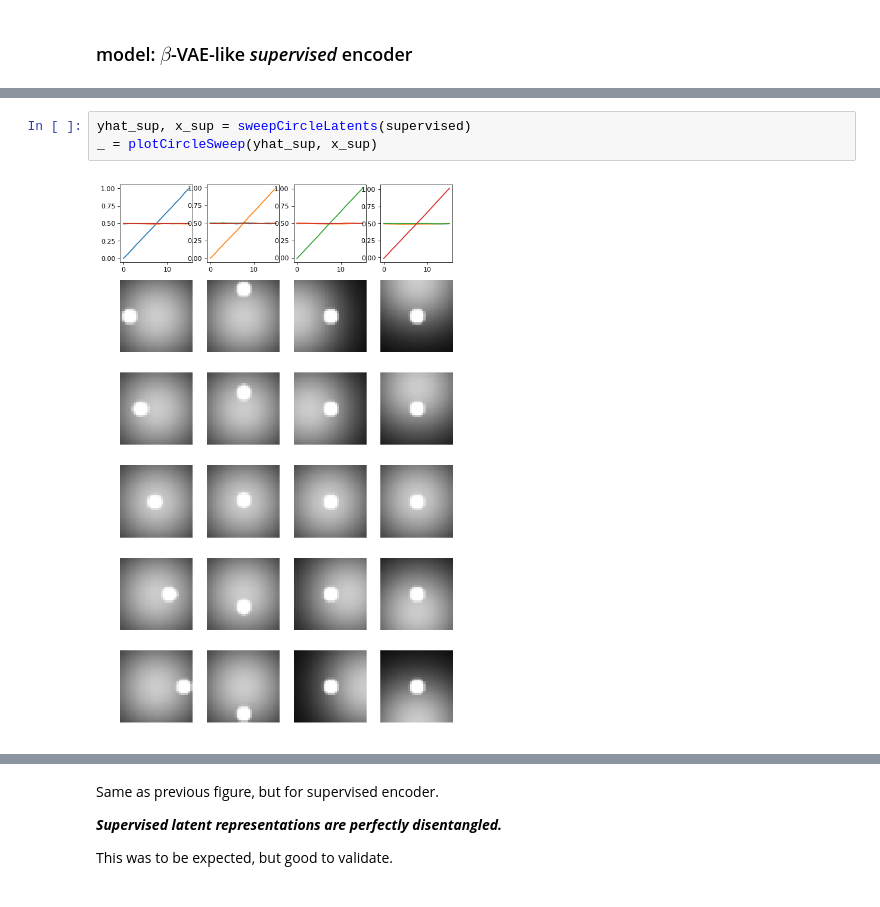
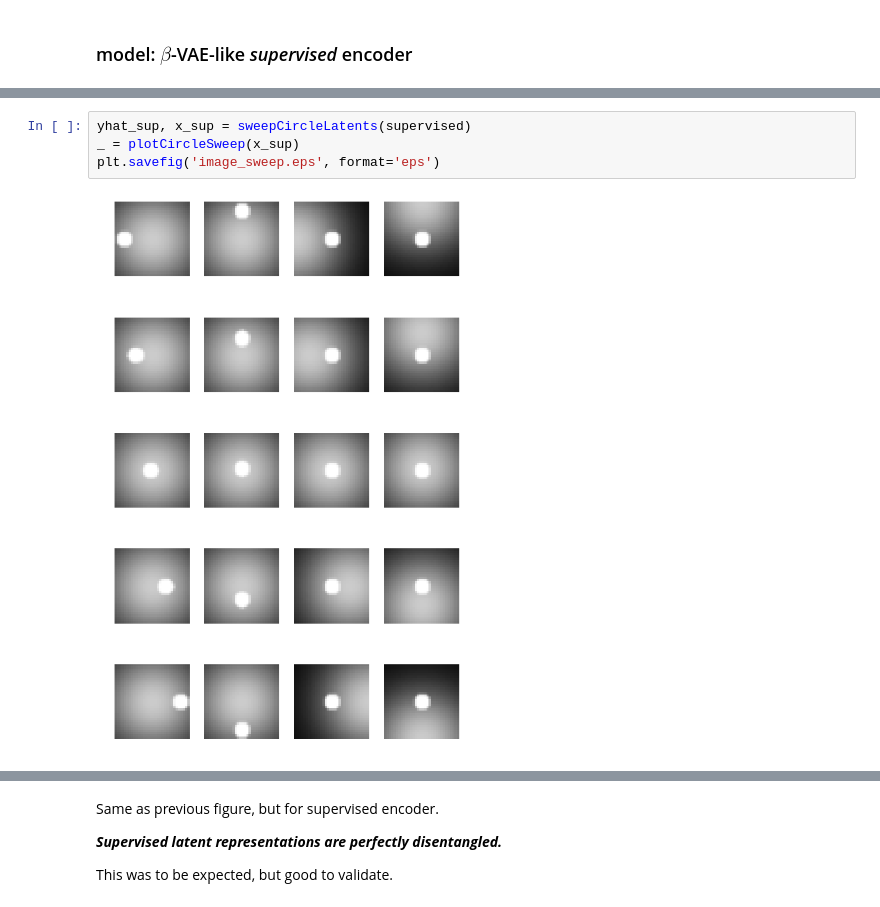
Before and after one commit to zahariaa/disentangled-dynamics, a Jupyter notebook: src/analyses/Entanglement analysis.ipynb, the cells around one changed output, grey strips where cells are left out. Saved outputs shown, nothing was run; the diff lists cells and outputs as text.

```diff
--- a/src/analyses/Entanglement analysis.ipynb
+++ b/src/analyses/Entanglement analysis.ipynb
@@ -33,5 +31,6 @@ IncompatibleKeys(missing_keys=[], unexpected_keys=[])
 # %%
 yhat_sup, x_sup = sweepCircleLatents(supervised)
-_ = plotCircleSweep(yhat_sup, x_sup)
+_ = plotCircleSweep(x_sup)
+plt.savefig('image_sweep.eps', format='eps')
 # %% [output]
-[figure, old version]
+[figure, new version]
```
Also changed, not shown: parts of 6 cells of this notebook, 2 other files.
